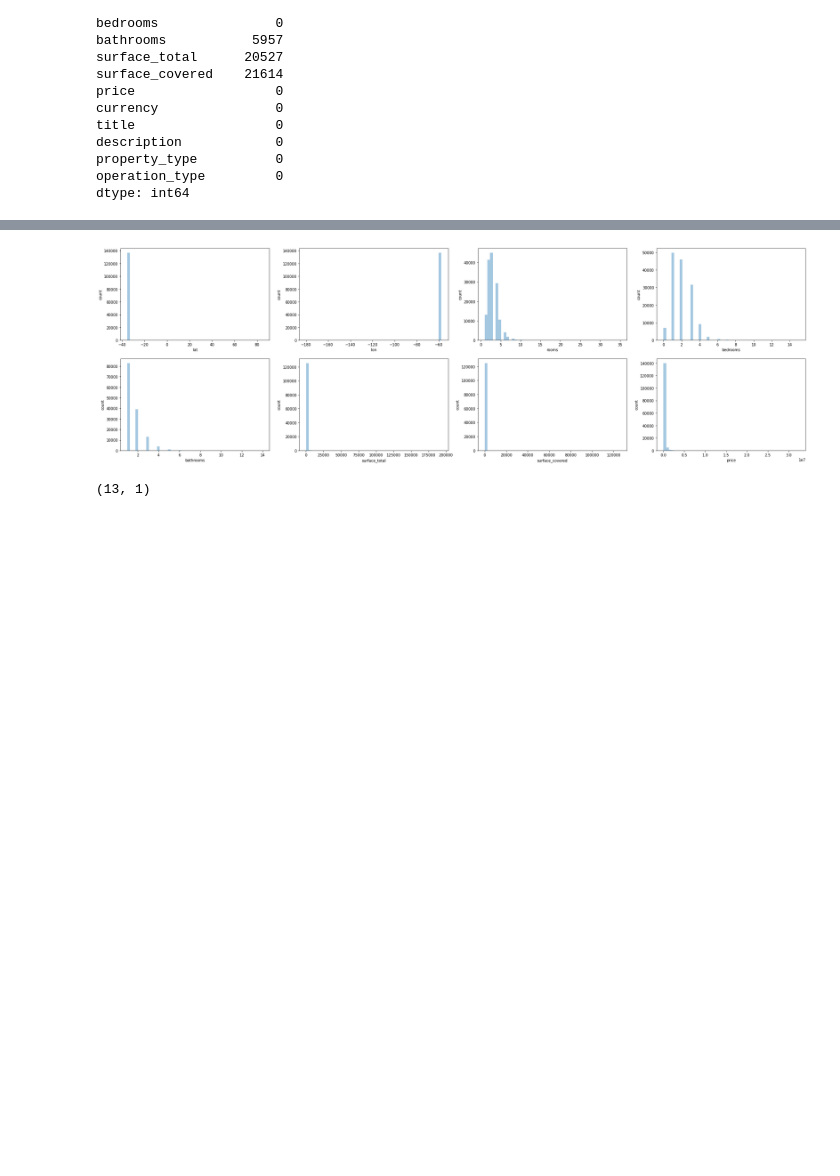
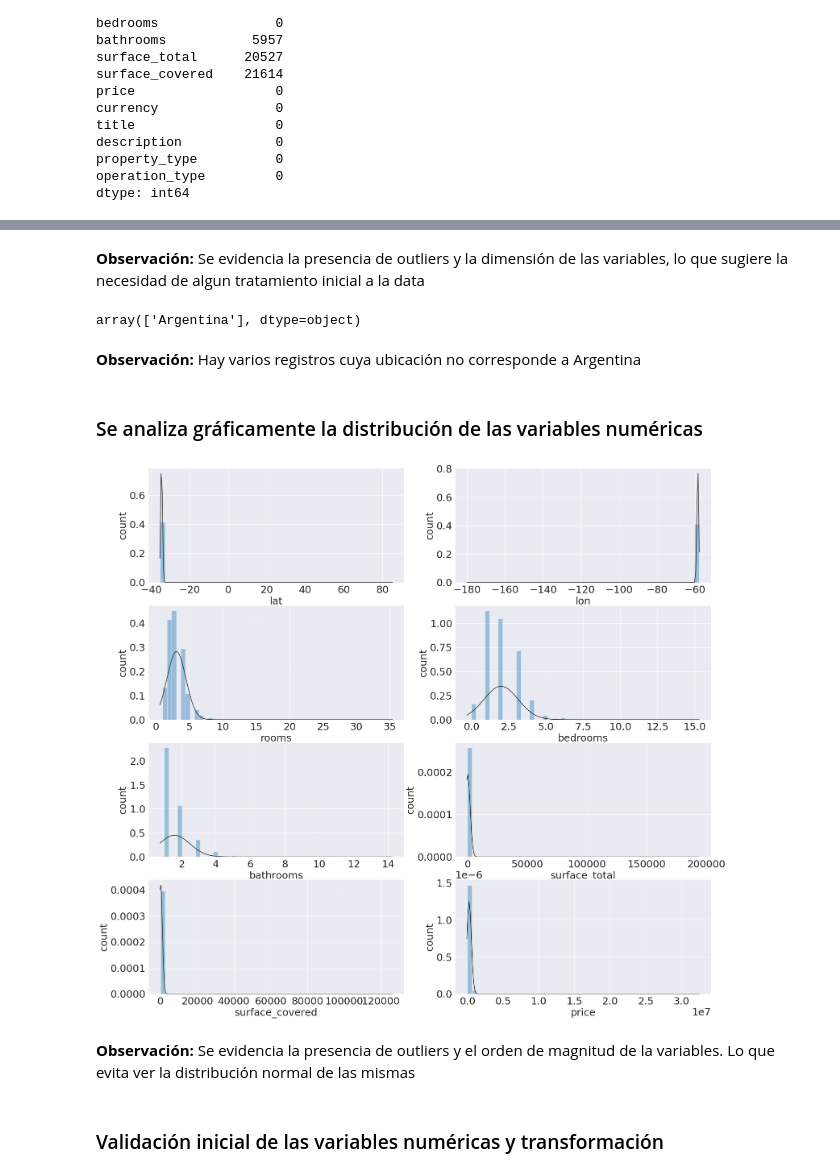
Before and after one commit to DLesmes/Dlesmes.github.io, a Jupyter notebook: PruebaTecnicaAntivirus_Rta.ipynb, the cells around one changed output, grey strips where cells are left out. Drawn from its saved outputs; the diff is of its cells as text; code cells hidden in the pictures; blank space fills up the shorter version.

```diff
--- a/PruebaTecnicaAntivirus_Rta.ipynb
+++ b/PruebaTecnicaAntivirus_Rta.ipynb
@@ -53,5 +46,22 @@ import matplotlib.pyplot as plt
+# %%
+import io
+import pandas as pd
+import seaborn as sns
+sns.set_style('darkgrid')
+import pandas.util.testing as tm
+import numpy as np
+import matplotlib.pyplot as plt
+from scipy import stats
+import statsmodels.api as sm
+import statsmodels.formula.api as smf
+def RMSE(prediction,true_values):  # Root Mean Squared Error
+    return np.sqrt(np.mean(np.square(prediction-true_values)))
+def MAE(prediction,true_values): #Mean Absolute Error
+    return np.mean(np.abs(prediction-true_values))
+def MAPE(prediction,true_value): #Mean Absolute Error Percenage
+    return np.mean(np.abs((prediction-true_value)/true_value)*100)
 # %%
-df = pd.read_csv(io.BytesIO(data_to_load['DS_Proyecto_01_Datos_Properati.csv']))
+df = pd.read_csv('DS_Proyecto_01_Datos_Properati.csv')
 df.head()
 # %% [output]
 |  | start_date | end_date | created_on | lat | lon | l1 | l2 | l3 | rooms | bedrooms | ... |
@@ -79,8 +88,8 @@ df.columns
 # %%
 features = pd.DataFrame(df.dtypes)
 features.columns = ['type']
-features_f = features[features['type'] == 'float64']
-features_o = features[features['type'] == 'object']
-features
+features_f = features[features['type'] == 'float64'].index
+features_o = features[features['type'] == 'object'].index
+features.sort_values('type')
 # %% [output]
 |  | type |
@@ -146,13 +179,28 @@ df.describe(include='float64')
+# %% [markdown]
+**Observación:** Se evidencia la presencia de outliers y la dimensión de las variables, lo que sugiere la necesidad de algun tratamiento inicial a la data
+# %%
+df['l1'].unique()
+# %% [output]
+array(['Argentina'], dtype=object)
+# %% [markdown]
+**Observación:** Hay varios registros cuya ubicación no corresponde a Argentina
+# %% [markdown]
+### Se analiza gráficamente la distribución de las variables numéricas
 # %%
-var_hist = features_f.index
-plt.figure(figsize=(33,10))
+plt.rcParams.update({'font.size': 25})
+var_hist = features_f
+plt.figure(figsize=(25,6*len(features_f)/2))
 for i,var in enumerate(var_hist):
-    plt.subplot(2,len(features_f)/2,i+1)
-    sns.distplot(df[var],kde=False)
+    plt.subplot(len(features_f)/2,2,i+1)
+    sns.distplot(df[var],fit=stats.norm, kde=False)
     plt.xlabel(var)
     plt.ylabel("count")
 # %% [output]
-[figure, old version]
+[figure, new version]
+# %% [markdown]
+**Observación:** Se evidencia la presencia de outliers y el orden de magnitud de la variables. Lo que evita ver la distribución normal de las mismas
+# %% [markdown]
+### Validación inicial de las variables numéricas y transformación
 # %%
 clean = np.where(
     (df["lat"] < -21) & # norte
@@ -177,8 +221,0 @@ df_cleaned['created_on_P'] = pd.to_datetime(df_cleaned["created_on"]).dt.to_peri
-# %%
-features = pd.DataFrame(df_cleaned.dtypes)
-features.columns = ['type']
-features_f = features[features['type'] == 'float64']
-features_o = features[features['type'] == 'object']
-features_f.shape
-# %% [output]
-(13, 1)
```
Also changed, not shown: parts of 100 cells of this notebook.
